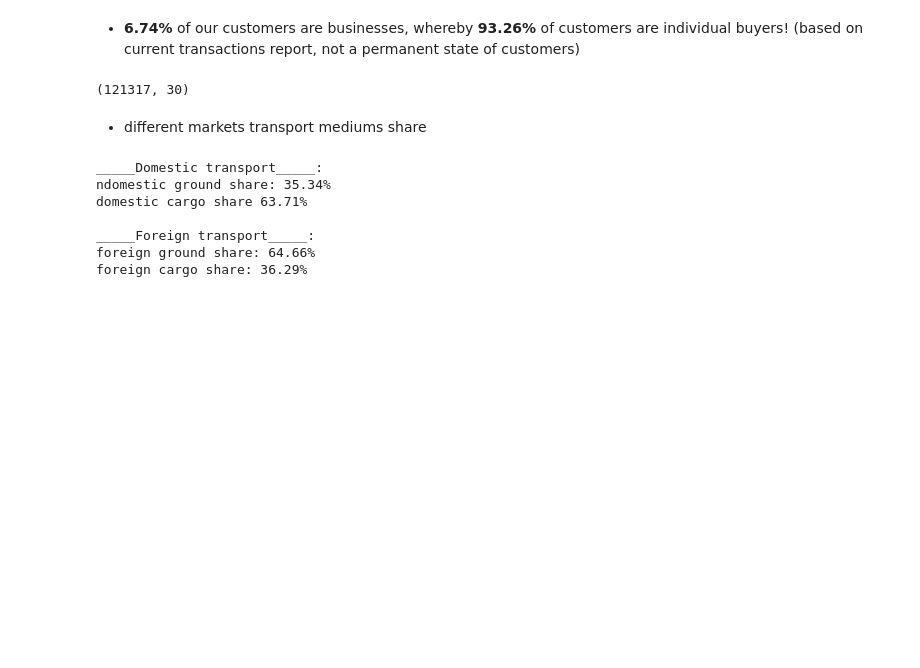
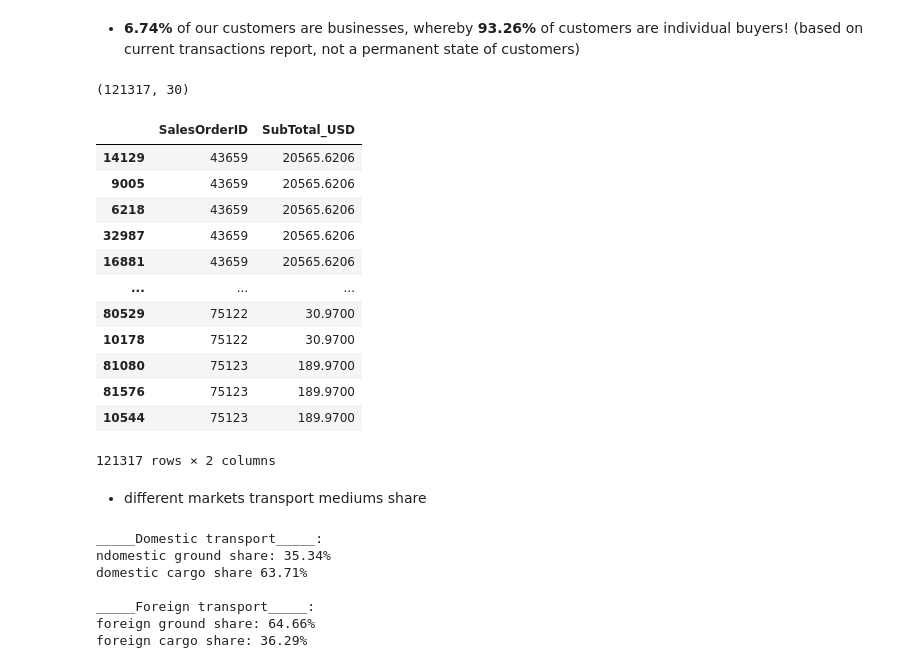
Before and after one commit to AtlasMarbx/AdventureWorks-Data-Migration-and-insight-extraction, a Jupyter notebook: EDA_process.ipynb, the cells around one changed output. Drawn from its saved outputs; the diff is of its cells as text; code cells hidden in the pictures; blank space fills up the shorter version.

```diff
--- a/EDA_process.ipynb
+++ b/EDA_process.ipynb
@@ -1228,6 +1228,22 @@ summary_table = pd.merge(product_layer, refined_ship_method, on='ShipMethodID')
 summary_table.shape
 # %% [output]
 (121317, 30)
+# %%
+summary_table[['SalesOrderID', 'SubTotal_USD']].sort_values(by='SalesOrderID', ascending=True)
+# %% [output]
+|  | SalesOrderID | SubTotal_USD |
+| 14129 | 43659 | 20565.6206 |
+| 9005 | 43659 | 20565.6206 |
+| 6218 | 43659 | 20565.6206 |
+| 32987 | 43659 | 20565.6206 |
+| 16881 | 43659 | 20565.6206 |
+| ... | ... | ... |
+| 80529 | 75122 | 30.9700 |
+| 10178 | 75122 | 30.9700 |
+| 81080 | 75123 | 189.9700 |
+| 81576 | 75123 | 189.9700 |
+| 10544 | 75123 | 189.9700 |
+121317 rows × 2 columns
 # %% [markdown]
 - different markets transport mediums share
 # %%
```
Also changed, not shown: parts of 10 cells of this notebook.
